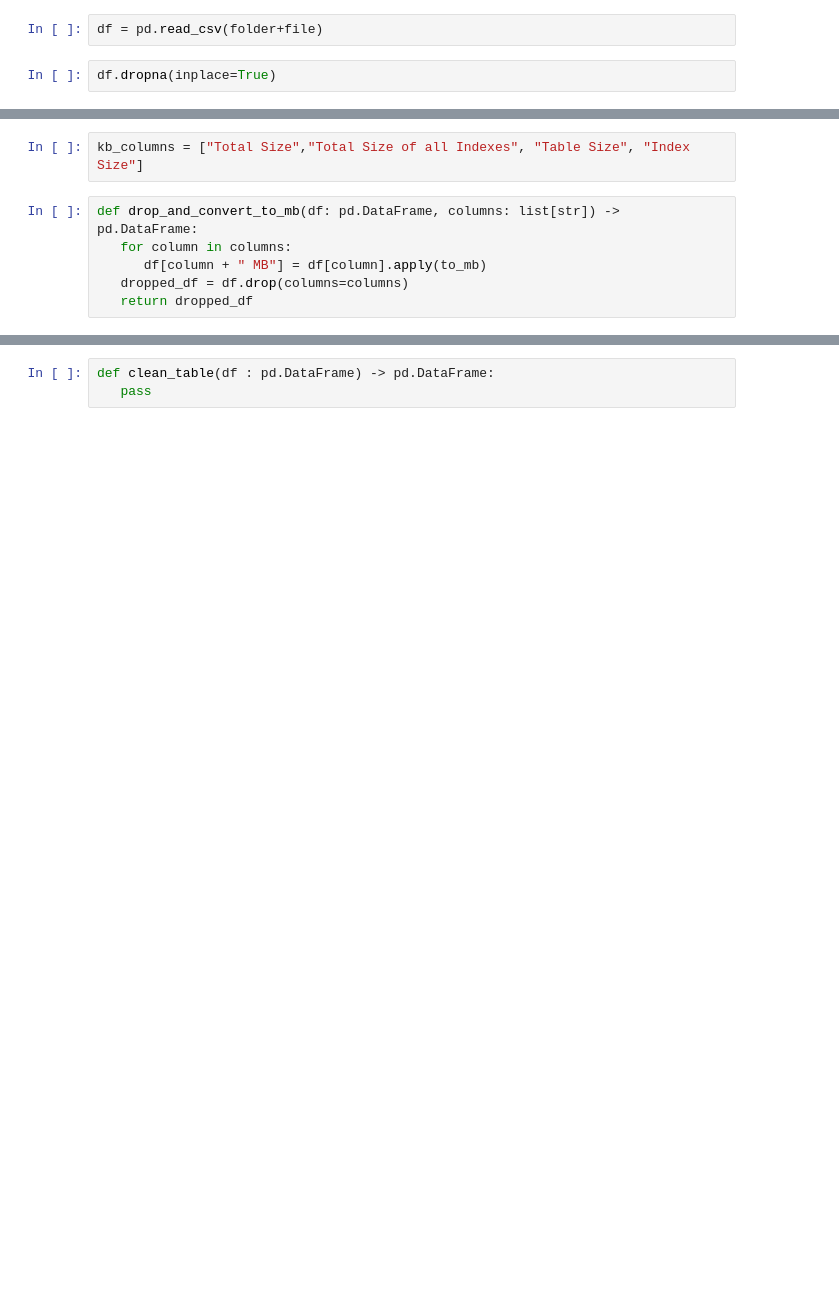
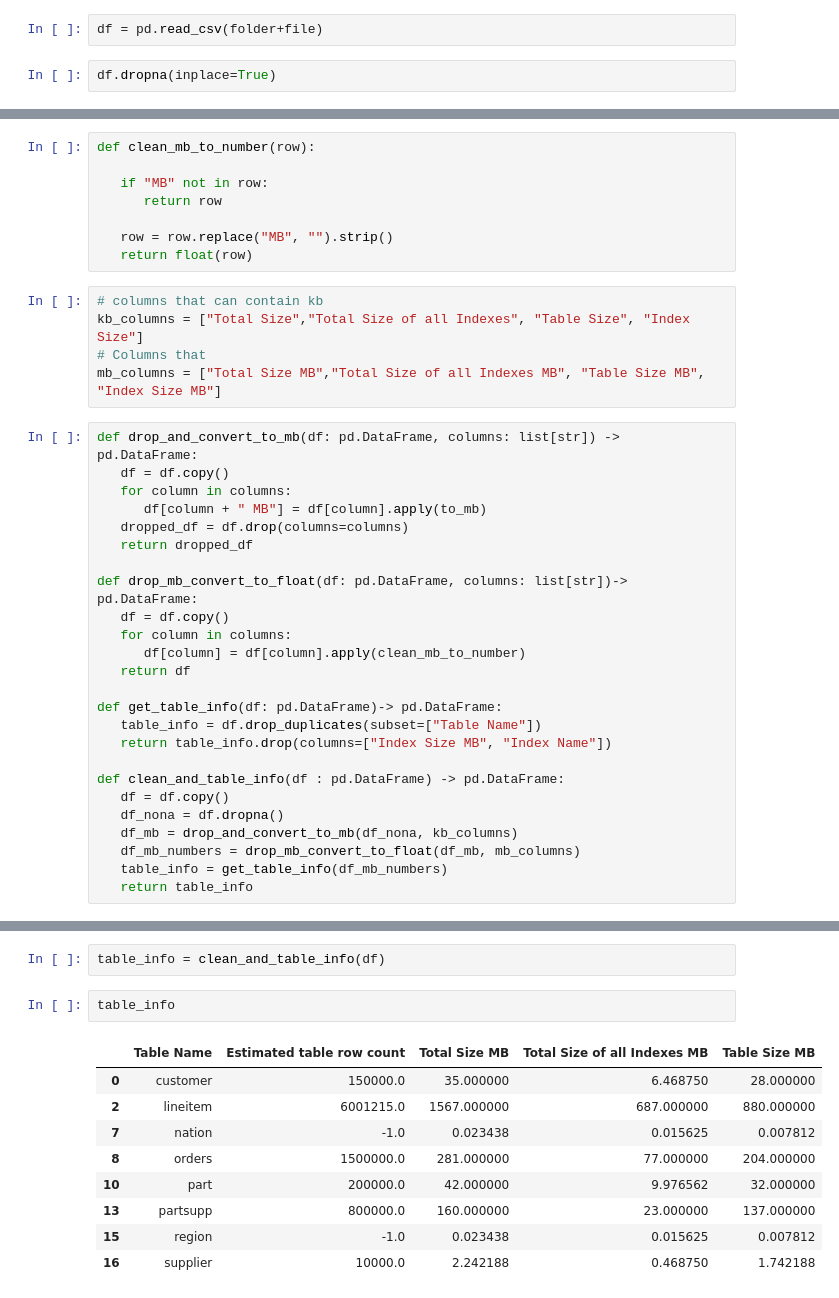
Before and after one commit to xXPinkmagicXx/csp_db, a Jupyter notebook: visualizations.ipynb, the cells around one changed output, grey strips where cells are left out. Cells and saved outputs as stored; diff of their text form; blank space fills up the shorter version.

```diff
--- a/visualizations.ipynb
+++ b/visualizations.ipynb
@@ -28,11 +33,41 @@ def to_mb(row):
       mb = number / bytes_in_one_mb
 
    return str(mb) + " MB"
+# %%
+def clean_mb_to_number(row):
+
+   if "MB" not in row:
+      return row
+
+   row = row.replace("MB", "").strip()
+   return float(row)
 # %%
+# columns that can contain kb
 kb_columns = ["Total Size","Total Size of all Indexes", "Table Size", "Index Size"]
+# Columns that
+mb_columns = ["Total Size MB","Total Size of all Indexes MB", "Table Size MB", "Index Size MB"]
 # %%
 def drop_and_convert_to_mb(df: pd.DataFrame, columns: list[str]) -> pd.DataFrame:
+   df = df.copy()
    for column in columns:
       df[column + " MB"] = df[column].apply(to_mb)
    dropped_df = df.drop(columns=columns)
    return dropped_df
+
+def drop_mb_convert_to_float(df: pd.DataFrame, columns: list[str])-> pd.DataFrame:
+   df = df.copy()
+   for column in columns:
+      df[column] = df[column].apply(clean_mb_to_number)
+   return df
+
+def get_table_info(df: pd.DataFrame)-> pd.DataFrame:
+   table_info = df.drop_duplicates(subset=["Table Name"])
+   return table_info.drop(columns=["Index Size MB", "Index Name"])
+
+def clean_and_table_info(df : pd.DataFrame) -> pd.DataFrame:
+   df = df.copy()
+   df_nona = df.dropna()
+   df_mb = drop_and_convert_to_mb(df_nona, kb_columns)
+   df_mb_numbers = drop_mb_convert_to_float(df_mb, mb_columns)
+   table_info = get_table_info(df_mb_numbers)
+   return table_info
@@ -53,5 +74,16 @@ new_df
-# %%
-def clean_table(df : pd.DataFrame) -> pd.DataFrame:
-   pass
+# %%
+table_info = clean_and_table_info(df)
+# %%
+table_info
+# %% [output]
+|  | Table Name | Estimated table row count | Total Size MB | Total Size of all Indexes MB | Table Size MB |
+| 0 | customer | 150000.0 | 35.000000 | 6.468750 | 28.000000 |
+| 2 | lineitem | 6001215.0 | 1567.000000 | 687.000000 | 880.000000 |
+| 7 | nation | -1.0 | 0.023438 | 0.015625 | 0.007812 |
+| 8 | orders | 1500000.0 | 281.000000 | 77.000000 | 204.000000 |
+| 10 | part | 200000.0 | 42.000000 | 9.976562 | 32.000000 |
+| 13 | partsupp | 800000.0 | 160.000000 | 23.000000 | 137.000000 |
+| 15 | region | -1.0 | 0.023438 | 0.015625 | 0.007812 |
+| 16 | supplier | 10000.0 | 2.242188 | 0.468750 | 1.742188 |
 # %%
 def get_total_size_sum(df: pd.DataFrame):
```
Also changed, not shown: parts of 17 cells of this notebook, 3 other files.
